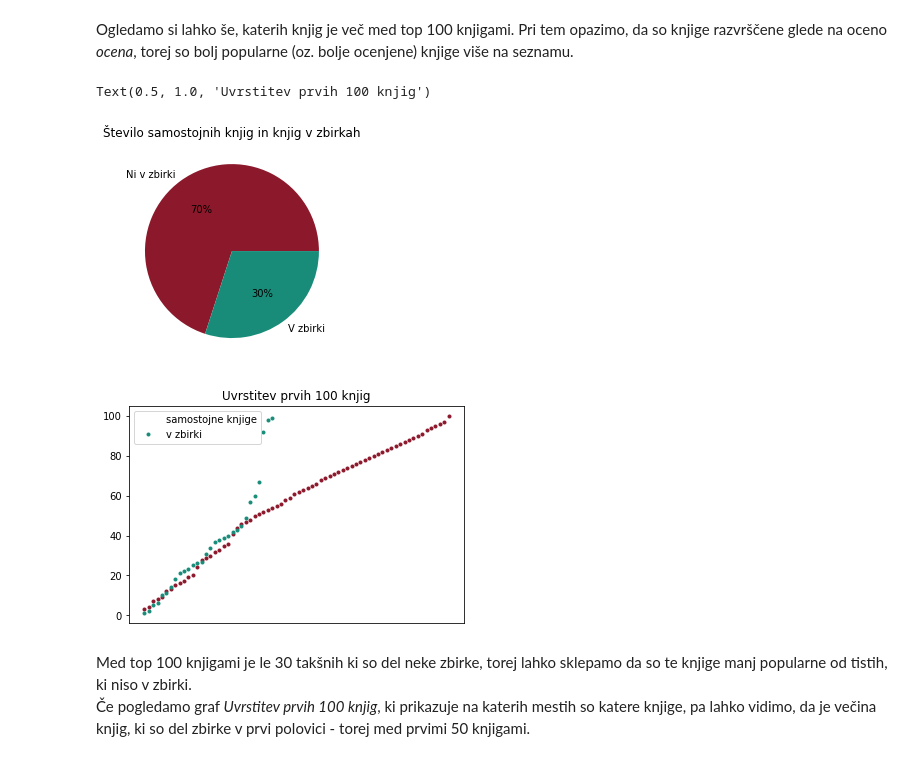
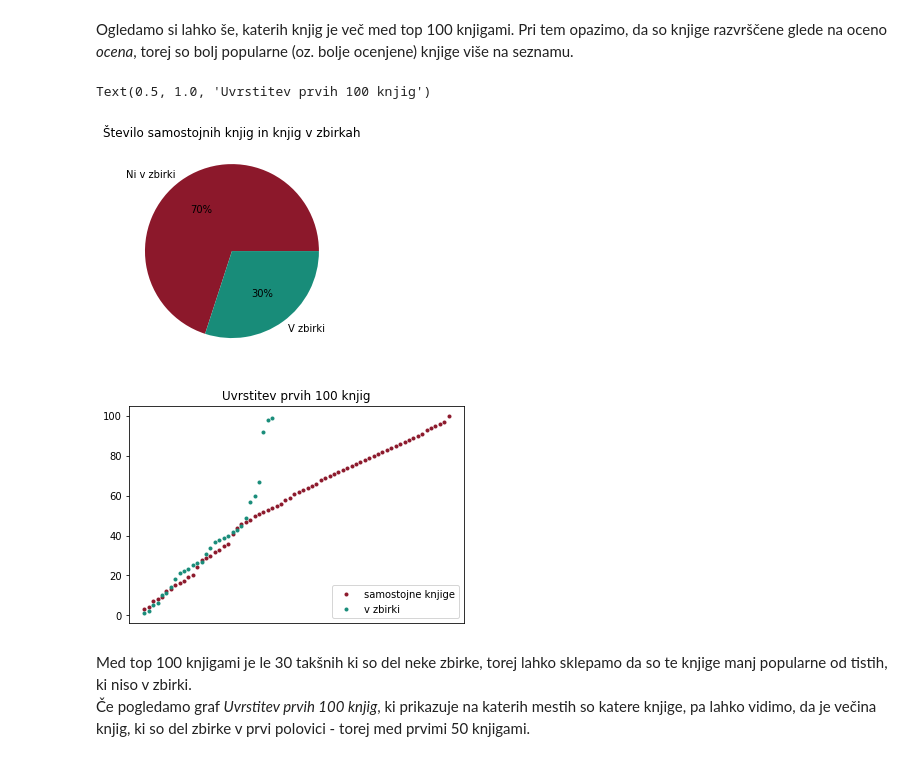
Before and after one commit to Maja-Farazin/Analiza-knjig, a Jupyter notebook: Analiza_knjig.ipynb, the cells around one changed output. Cells and saved outputs as stored; diff of their text form; code cells hidden in the pictures.

Commit message:
Spremenjena lokacija legende

```diff
--- a/Analiza_knjig.ipynb
+++ b/Analiza_knjig.ipynb
@@ -154,23 +154,24 @@ Ogledamo si lahko še, katerih knjig je več med top 100 knjigami. Pri tem opazi
 # %%
 top100_niso = niso_v_zbirki[niso_v_zbirki['uvrstitev'] <= 100]
 top100_so = v_zbirki[v_zbirki['uvrstitev'] <= 100]
 st_top100_niso = top100_niso['naslov'].count()
 st_top100_so = top100_so['naslov'].count()
 
 ax1 = plt.subplot()
 barve = ['#8c182b', '#188c79']
 imena = ['Ni v zbirki', 'V zbirki']
 vrednosti = [top100_niso['naslov'].count(), top100_so['naslov'].count()]
 ax1.pie(vrednosti, labels=imena, autopct='%1.0f%%', colors=barve)
 plt.title('Število samostojnih knjig in knjig v zbirkah')
 
 ax2 = top100_niso.plot(x=1, y='uvrstitev', style='.', label='samostojne knjige', color='#8c182b')
 top100_so.plot(ax=ax2, x=1, y='uvrstitev', style='.', label='v zbirki', color='#188c79').axes.get_xaxis().set_visible(False)
+plt.legend(loc='lower right')
 plt.title('Uvrstitev prvih 100 knjig')
 # %% [output]
 Text(0.5, 1.0, 'Uvrstitev prvih 100 knjig')
 [figure]
-[figure, old version]
+[figure, new version]
 # %% [markdown]
 Med top 100 knjigami je le 30 takšnih ki so del neke zbirke, torej lahko sklepamo da so te knjige manj popularne od tistih, ki niso v zbirki.
 Če pogledamo graf *Uvrstitev prvih 100 knjig*, ki prikazuje na katerih mestih so katere knjige, pa lahko vidimo, da je večina knjig, ki so del zbirke v prvi polovici - torej med prvimi 50 knjigami.
```
